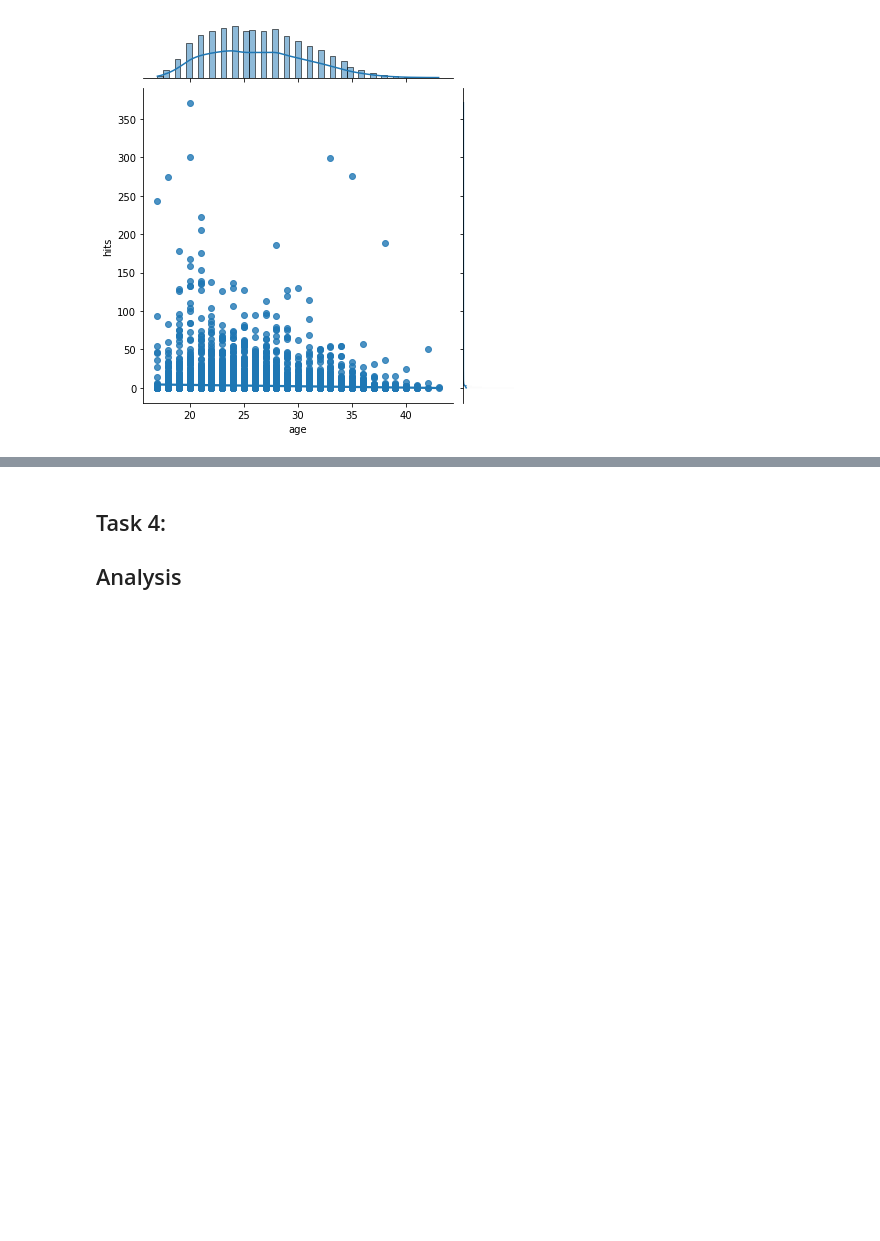
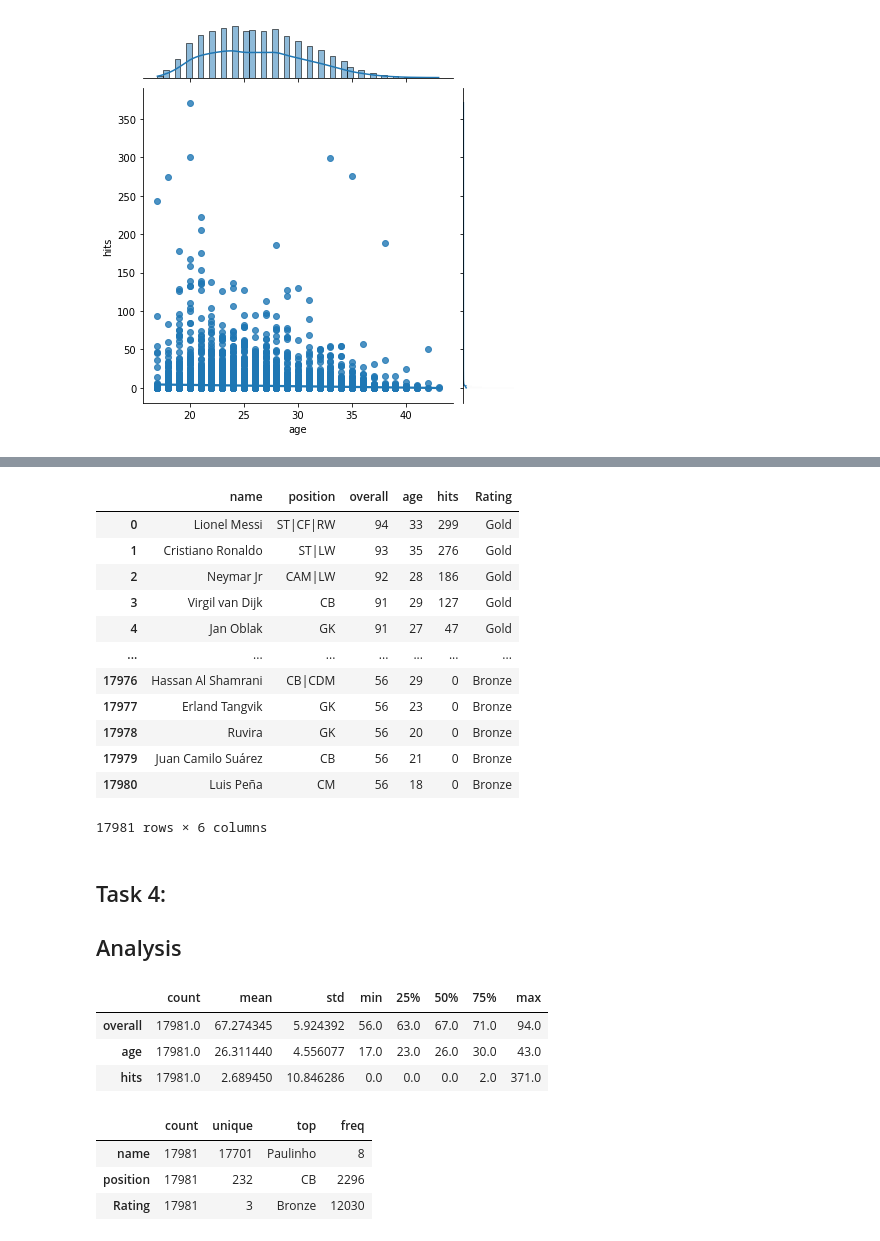
Before and after one commit to data301-2021-winter1/project-group24-project, a Jupyter notebook: notebooks/analysis2.ipynb, the cells around one changed output, grey strips where cells are left out. Cells and saved outputs as stored; diff of their text form; code cells hidden in the pictures; blank space fills up the shorter version.

```diff
--- a/notebooks/analysis2.ipynb
+++ b/notebooks/analysis2.ipynb
@@ -98,3 +109,34 @@ KeyError: "['player_id' 'nationality' 'team' 'potential' 'Overall rating'] not f
+# %%
+import pandas as pd
+import numpy as np
+df = pd.read_csv('/Users/sambhavgarg/Desktop/DATA301/project-group24-project/FIFA-21 Complete.csv' , delimiter=';')
+df1=(df.copy().drop(["player_id","nationality","team","potential"],axis=1).sort_values("overall", ascending = False).reset_index(drop=True)
+        )
+
+conditions = [
+(df['overall'] >= 85),
+(df['overall'] < 85) & (df['overall'] >=70),
+(df['overall'] < 70)
+]
+values = ['Gold', 'Silver', 'Bronze']
+df1['Rating'] = np.select(conditions, values)
+
+df2=(df1.copy().rename(columns={"potential": "potential growth"}))
+df2
+# %% [output]
+|  | name | position | overall | age | hits | Rating |
+| 0 | Lionel Messi | ST|CF|RW | 94 | 33 | 299 | Gold |
+| 1 | Cristiano Ronaldo | ST|LW | 93 | 35 | 276 | Gold |
+| 2 | Neymar Jr | CAM|LW | 92 | 28 | 186 | Gold |
+| 3 | Virgil van Dijk | CB | 91 | 29 | 127 | Gold |
+| 4 | Jan Oblak | GK | 91 | 27 | 47 | Gold |
+| ... | ... | ... | ... | ... | ... | ... |
+| 17976 | Hassan Al Shamrani | CB|CDM | 56 | 29 | 0 | Bronze |
+| 17977 | Erland Tangvik | GK | 56 | 23 | 0 | Bronze |
+| 17978 | Ruvira | GK | 56 | 20 | 0 | Bronze |
+| 17979 | Juan Camilo Suárez | CB | 56 | 21 | 0 | Bronze |
+| 17980 | Luis Peña | CM | 56 | 18 | 0 | Bronze |
+17981 rows × 6 columns
 # %% [markdown]
 ## Task 4:
 ## Analysis
@@ -102,0 +143,14 @@ dfa
+# %%
+df2.describe().T
+# %% [output]
+|  | count | mean | std | min | 25% | 50% | 75% | max |
+| overall | 17981.0 | 67.274345 | 5.924392 | 56.0 | 63.0 | 67.0 | 71.0 | 94.0 |
+| age | 17981.0 | 26.311440 | 4.556077 | 17.0 | 23.0 | 26.0 | 30.0 | 43.0 |
+| hits | 17981.0 | 2.689450 | 10.846286 | 0.0 | 0.0 | 0.0 | 2.0 | 371.0 |
+# %%
+df2.describe(include='object').T
+# %% [output]
+|  | count | unique | top | freq |
+| name | 17981 | 17701 | Paulinho | 8 |
+| position | 17981 | 232 | CB | 2296 |
+| Rating | 17981 | 3 | Bronze | 12030 |
```
Also changed, not shown: parts of 2 cells of this notebook, 1 other file.
